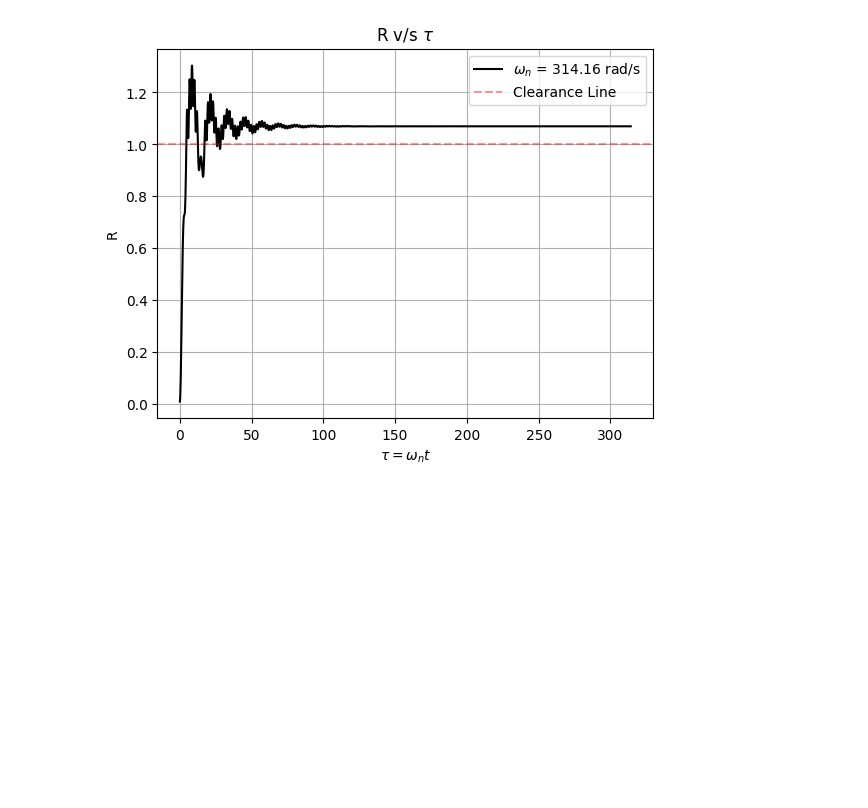
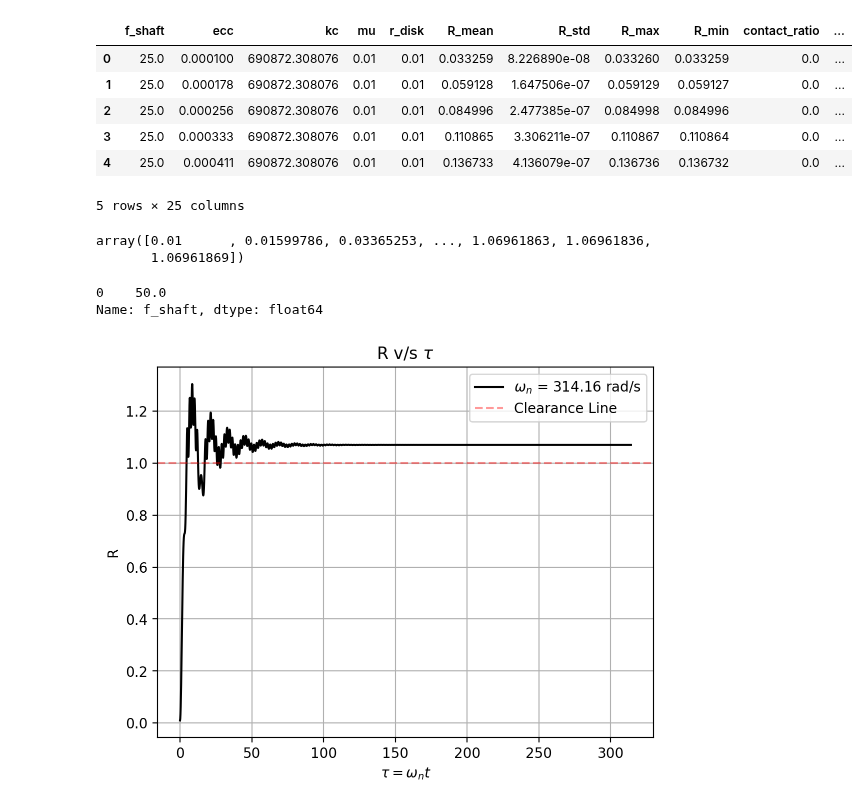
Before and after one commit to HibernatingBunny067/Numerical_Simulations_Vibration, a Jupyter notebook: notebooks/analysis.ipynb, the cells around one changed output. Saved outputs shown, nothing was run; the diff lists cells and outputs as text; code cells hidden in the pictures; blank space fills up the shorter version.

```diff
--- a/notebooks/analysis.ipynb
+++ b/notebooks/analysis.ipynb
@@ -34,0 +27,35 @@ paper_metadata.head()
+# %%
+##Don't run this notebook before getting the simulation data
+
+# Inputs (override with .env if desired)
+PAPER_TRAJECTORY = os.environ.get('PAPER_TRAJECTORY', '../results/raw/paper_reproduction.npz')
+PAPER_METADATA = os.environ.get('PAPER_METADATA', '../results/metadata/paper_meta_file.csv')
+SWEEP_METADATA = os.environ.get('SWEEP_METADATA', '../results/metadata/omega_sweep.csv')
+
+## Just to check the environment
+for p in [PAPER_TRAJECTORY, PAPER_METADATA, SWEEP_METADATA]:
+    if p is None:
+        continue
+    if not os.path.exists(p):
+        raise FileNotFoundError(
+            f"Missing input file: {p}. Set it via .env (PAPER_TRAJECTORY/PAPER_METADATA/SWEEP_METADATA) "
+            "or generate results under ../results/."
+        )
+
+print('PAPER_TRAJECTORY:', PAPER_TRAJECTORY)
+print('PAPER_METADATA:  ', PAPER_METADATA)
+print('SWEEP_METADATA:  ', SWEEP_METADATA)
+
+paper_trajectory = np.load(PAPER_TRAJECTORY)
+paper_metadata = pd.read_csv(PAPER_METADATA)
+
+# trajectory arrays
+_t = paper_trajectory['t']
+_y = paper_trajectory['y']
+
+t = _t
+X, Y = _y[:, 0], _y[:, 1]
+R = np.sqrt(X**2 + Y**2)
+Xdot, Ydot = _y[:, 2], _y[:, 3]
+
+paper_metadata.head()
@@ -35,3 +69,28 @@ paper_metadata.head()
+# %%
+df = pd.read_csv(SWEEP_METADATA)
+# Handle older files that may include an index column
+if any(col.startswith('Unnamed') for col in df.columns):
+    df = df.loc[:, ~df.columns.str.startswith('Unnamed')]
+
+df.head()
+# %% [output]
+|  | f_shaft | ecc | kc | mu | r_disk | R_mean | R_std | R_max | R_min | contact_ratio | ... |
+| 0 | 25.0 | 0.000100 | 690872.308076 | 0.01 | 0.01 | 0.033259 | 8.226890e-08 | 0.033260 | 0.033259 | 0.0 | ... |
+| 1 | 25.0 | 0.000178 | 690872.308076 | 0.01 | 0.01 | 0.059128 | 1.647506e-07 | 0.059129 | 0.059127 | 0.0 | ... |
+| 2 | 25.0 | 0.000256 | 690872.308076 | 0.01 | 0.01 | 0.084996 | 2.477385e-07 | 0.084998 | 0.084996 | 0.0 | ... |
+| 3 | 25.0 | 0.000333 | 690872.308076 | 0.01 | 0.01 | 0.110865 | 3.306211e-07 | 0.110867 | 0.110864 | 0.0 | ... |
+| 4 | 25.0 | 0.000411 | 690872.308076 | 0.01 | 0.01 | 0.136733 | 4.136079e-07 | 0.136736 | 0.136732 | 0.0 | ... |
+5 rows × 25 columns
+# %%
+R
+# %% [output]
+array([0.01      , 0.01599786, 0.03365253, ..., 1.06961863, 1.06961836,
+       1.06961869])
+# %%
+paper_metadata['f_shaft']
+# %% [output]
+0    50.0
+Name: f_shaft, dtype: float64
 # %%
 ## trajectory evolution
 
@@ -45,4 +104,4 @@ plt.legend()
 plt.grid()
 plt.show()
 # %% [output]
-[figure, old version]
+[figure, new version]
```
Also changed, not shown: parts of 22 cells of this notebook, 11 other files.
